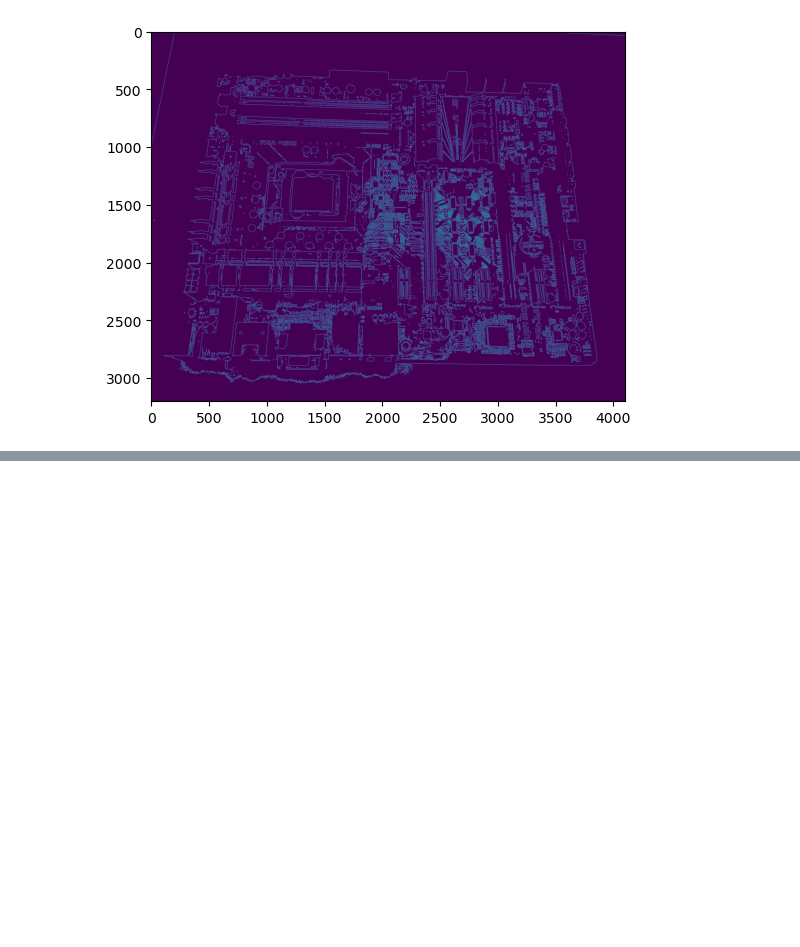
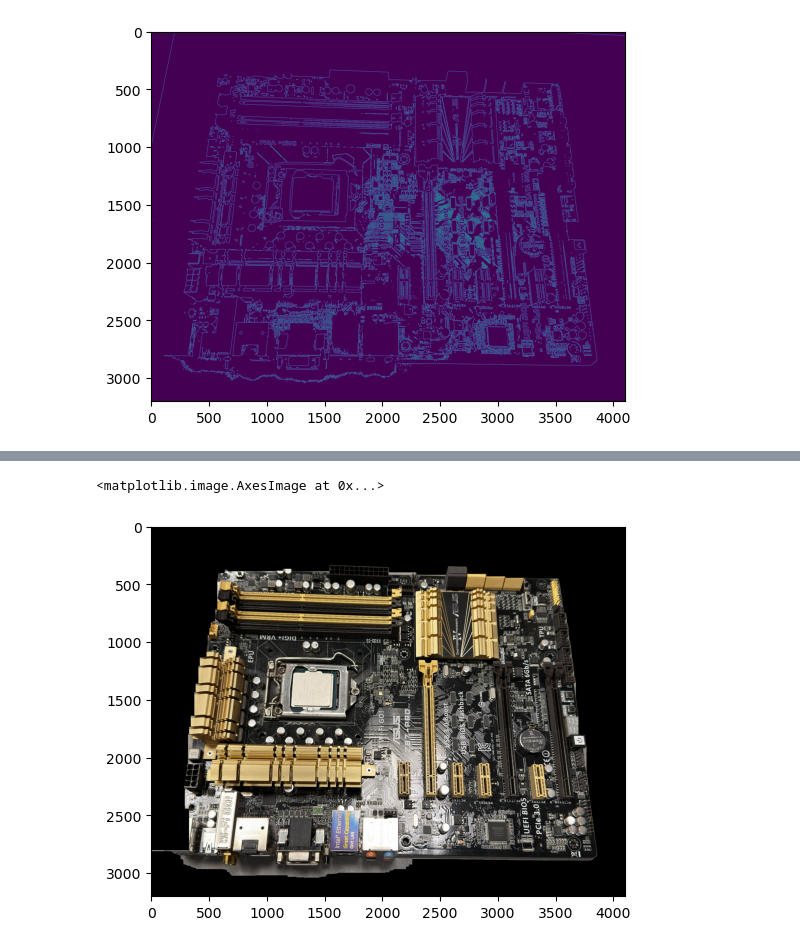
Before and after one commit to CaptainAhad/component-detection-project, a Jupyter notebook: Project 3 Code.ipynb, the cells around one changed output, grey strips where cells are left out. Saved outputs shown, nothing was run; the diff lists cells and outputs as text; code cells hidden in the pictures; blank space fills up the shorter version.

```diff
--- a/Project 3 Code.ipynb
+++ b/Project 3 Code.ipynb
@@ -65,0 +66,5 @@ plt.imshow(cntr_img)
+# %%
+#Create a mask from the contour
+mask = np.zeros_like(img)
+
+cv.drawContours(mask, [largest_cntr], -1, (255, 255, 255), thickness=cv.FILLED)
@@ -65,0 +89,8 @@ plt.imshow(cntr_img)
+# %%
+#Extract motherboard with mask
+masked_img = cv.bitwise_and(img, mask)
+
+plt.imshow(cv.cvtColor(masked_img, cv.COLOR_BGR2RGB))
+# %% [output]
+<matplotlib.image.AxesImage at 0x...>
+[figure, added]
```
Also changed, not shown: parts of 4 cells of this notebook.
